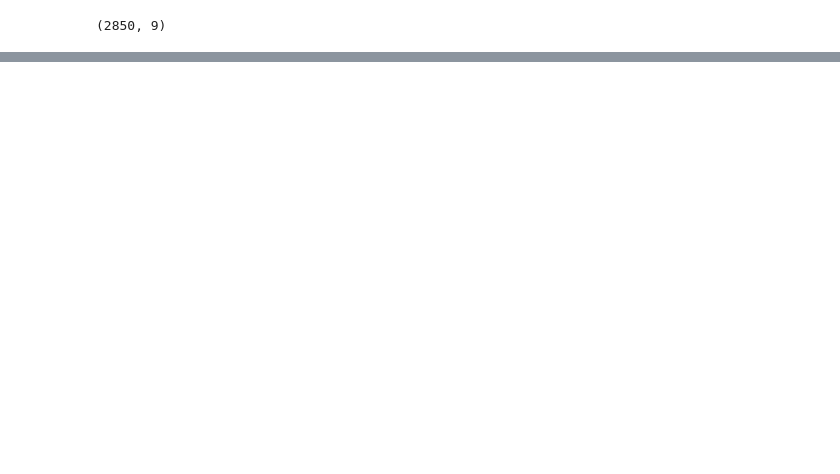
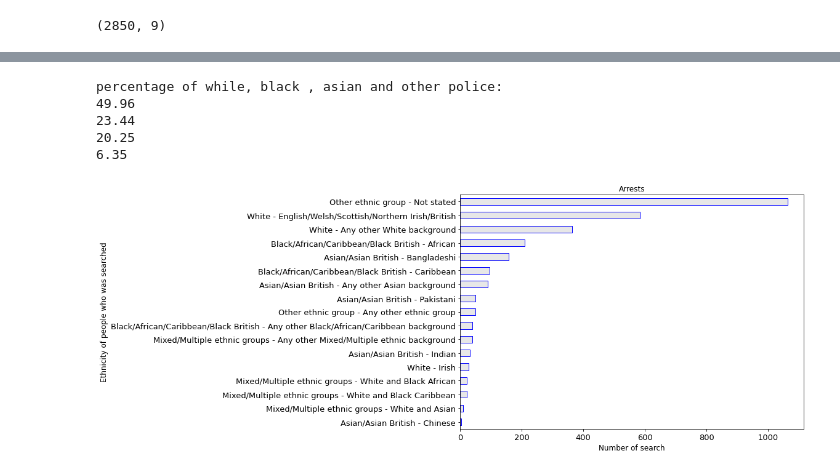
Before and after one commit to pateljay7018/CE888-7-SP-D.S.-and-decision-making-, a Jupyter notebook: Assignment-1/dataset_marge.ipynb, the cells around one changed output, grey strips where cells are left out. Saved outputs shown, nothing was run; the diff lists cells and outputs as text; code cells hidden in the pictures; blank space fills up the shorter version.

```diff
--- a/Assignment-1/dataset_marge.ipynb
+++ b/Assignment-1/dataset_marge.ipynb
@@ -74,0 +133,35 @@ data.to_csv('/content/gdrive/My Drive/CE888/2020-city-of-london_final.csv')
+# %%
+# set individual bar lables using above list
+print("percentage of while, black , asian and other police:")
+for i in ax.patches:
+    # get_x pulls left or right; get_height pushes up or down
+    a = str(round((i.get_height()/total)*100, 2))
+    print(a)
+# %% [output]
+percentage of while, black , asian and other police:
+49.96
+23.44
+20.25
+6.35
+# %%
+cx = data['Self-defined ethnicity'].value_counts().plot(kind='barh', figsize=(10,7),
+                                        color=(0.1, 0.1, 0.1, 0.1),  edgecolor='blue', fontsize=13);
+cx.set_alpha(0.8)
+cx.set_title("Arrests", fontsize=12)
+cx.set_ylabel('Ethnicity of people who was searched', fontsize=12)
+cx.set_xlabel('Number of search', fontsize=12)
+
+# create a list to collect the plt.patches data
+totals = []
+
+# find the values and append to list
+for i in cx.patches:
+    totals.append(i.get_width())
+
+# set individual bar lables using above list
+total = sum(totals)
+
+# invert for largest on top
+cx.invert_yaxis()
+# %% [output]
+[figure, added]
```
Also changed, not shown: parts of 10 cells of this notebook.
